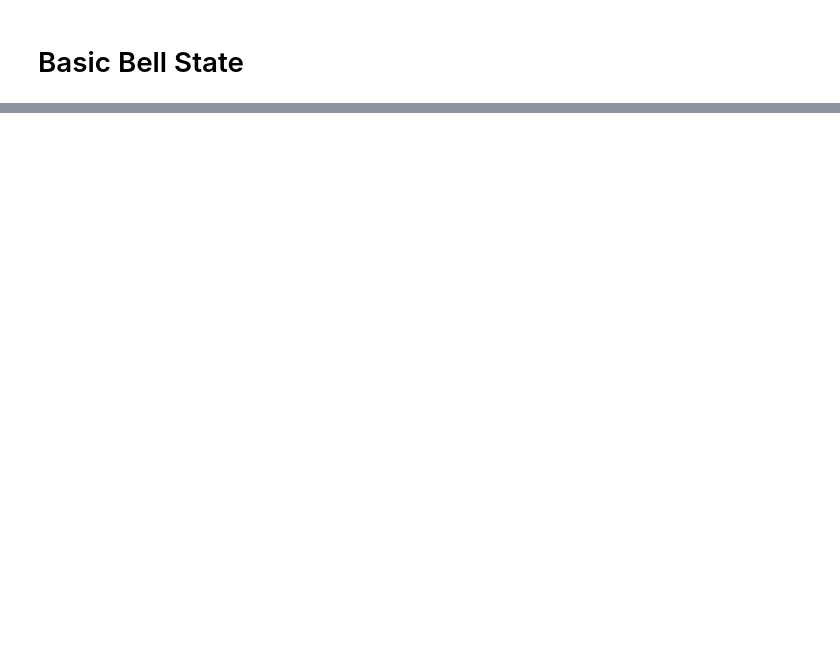
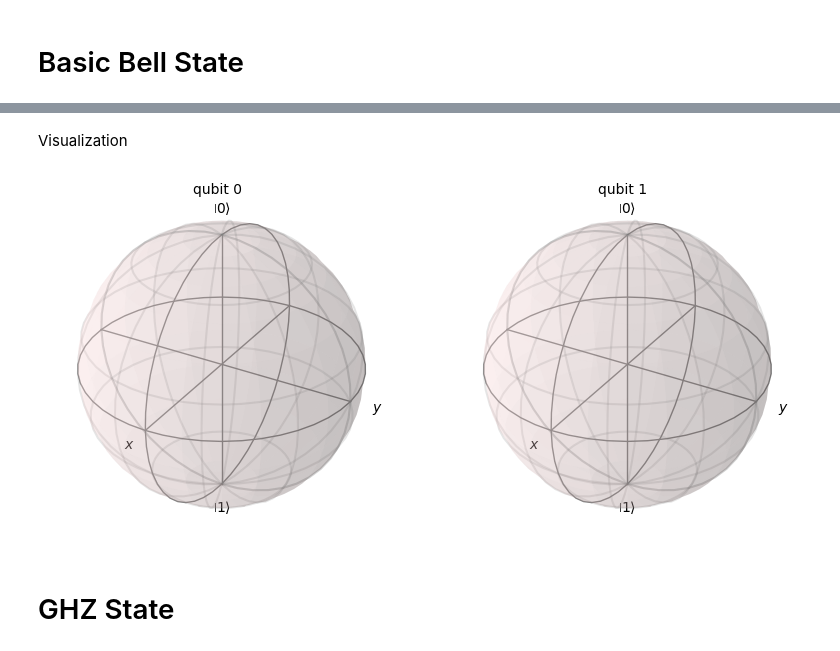
Before and after one commit to Shlok-C/Superposed, a Jupyter notebook: Qiskit/basics/main.ipynb, the cells around one changed output, grey strips where cells are left out. Drawn from its saved outputs; the diff is of its cells as text; code cells hidden in the pictures; blank space fills up the shorter version.

```diff
--- a/Qiskit/basics/main.ipynb
+++ b/Qiskit/basics/main.ipynb
@@ -25,7 +43,7 @@ circuit = QuantumCircuit(qreg, creg, name="Bell State")
 
 circuit.h(0)
 circuit.cx(0, 1)
-circuit.measure([0, 1], [0, 1])
+# circuit.measure([0, 1], [0, 1])
 circuit.draw('mpl')
 
 qasm_path = pathlib.Path('bell_state.qasm')
@@ -34,3 +52,13 @@ qasm_string = qasm3.dumps(circuit)
 
 with qasm_path.open('w', encoding='utf-8') as f:
     f.write(qasm_string)
+# %% [markdown]
+Visualization
+# %%
+state = Statevector(circuit)
+
+plot_bloch_multivector(state)
+# %% [output]
+[figure, added]
+# %% [markdown]
+# GHZ State
```
Also changed, not shown: parts of 4 cells of this notebook, 1 other file.
